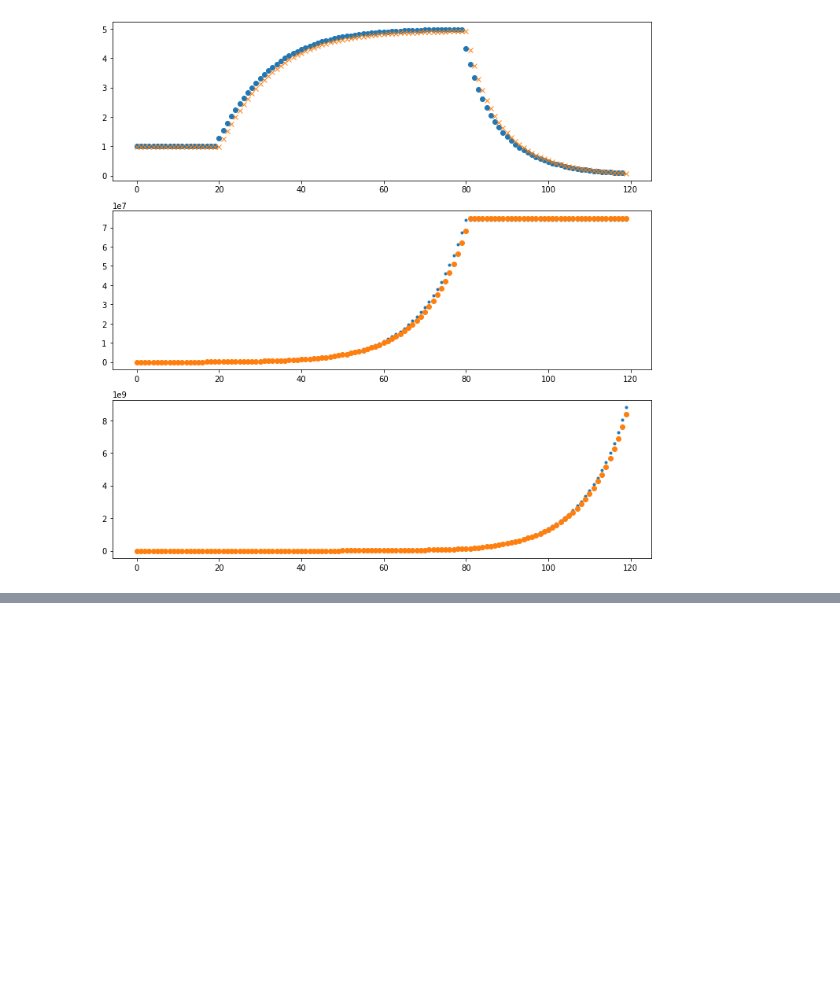
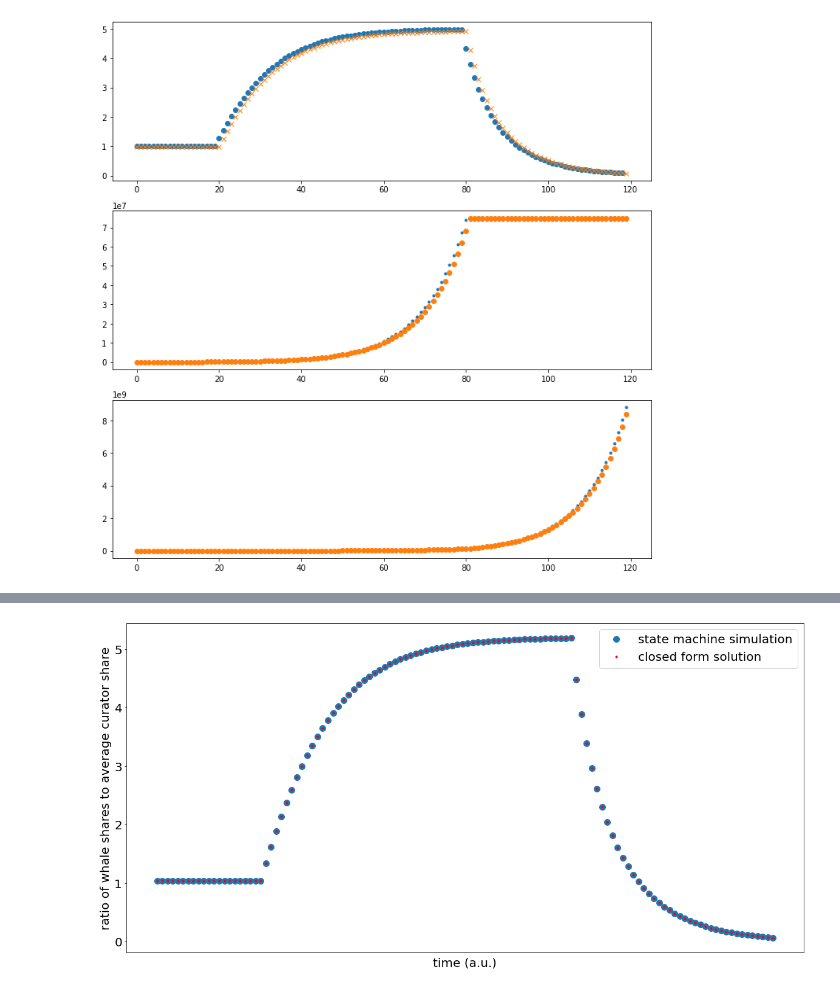
Before and after one commit to BlockScience/thegraph-research, a Jupyter notebook: curation_sim_py/curation_sim/notebooks/calculate_whale_divergence.ipynb, the cells around one changed output, grey strips where cells are left out. Saved outputs shown, nothing was run; the diff lists cells and outputs as text; code cells hidden in the pictures; blank space fills up the shorter version.

Commit message:
final whale

```diff
--- a/curation_sim_py/curation_sim/notebooks/calculate_whale_divergence.ipynb
+++ b/curation_sim_py/curation_sim/notebooks/calculate_whale_divergence.ipynb
@@ -96,0 +111,14 @@ plt.tight_layout()
+# %%
+f, axs = plt.subplots(figsize=(20, 10))
+axs.plot(mratios, 'o', markersize=10, label='state machine simulation')
+axs.plot(ratio, '.r', label='closed form solution')
+# axs.set_ylim([4.5, 5.2])
+axs.set_xticks([])
+axs.set_xlabel('time (a.u.)', fontsize=20)
+axs.set_ylabel('ratio of whale shares to average curator share', fontsize=20)
+axs.tick_params(axis='both', which='major', labelsize=20)
+axs.legend(fontsize=20)
+
+f.savefig('closed_form.png')
+# %% [output]
+[figure, added]
```
Also changed, not shown: parts of 6 cells of this notebook, 2 other files.
